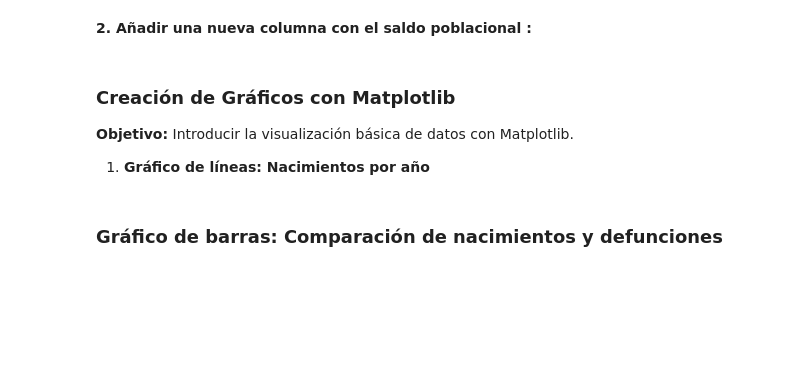
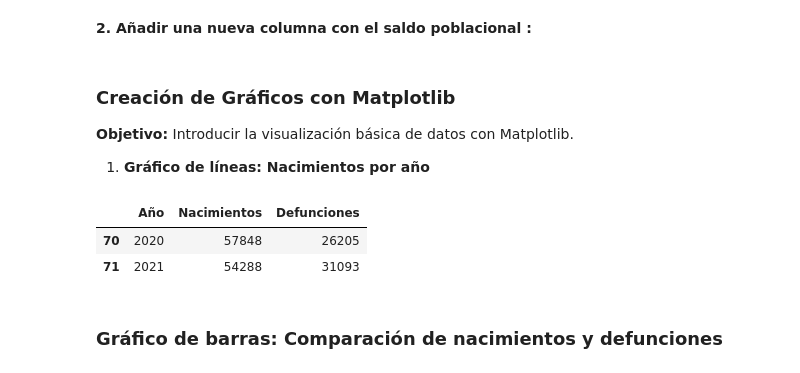
Before and after one commit to dinnerrodriguez/Programacion-Python-Basico-GRUPO-1---6181133432, a Jupyter notebook: Estudiantes/Dinner Rodriguez/CLASE 10/Tarea/Practica_9.ipynb, the cells around one changed output. Cells and saved outputs as stored; diff of their text form; code cells hidden in the pictures; blank space fills up the shorter version.

```diff
--- a/Estudiantes/Dinner Rodriguez/CLASE 10/Tarea/Practica_9.ipynb
+++ b/Estudiantes/Dinner Rodriguez/CLASE 10/Tarea/Practica_9.ipynb
@@ -151,2 +149,21 @@ import matplotlib.pyplot as plt
+# %%
+import matplotlib.pyplot as plt
+
+
+anio_inicial = int(input('Ingrese el año inicial: '))
+anio_final = int(input('Ingrese el año Final: '))
+
+
+#df >= anio_inicial and <= anio_final
+
+
+df_rango_anios = df[((df['Año']>= anio_inicial) & (df['Año'] <= anio_final))]
+
+
+df_rango_anios
+# %% [output]
+|  | Año | Nacimientos | Defunciones |
+| 70 | 2020 | 57848 | 26205 |
+| 71 | 2021 | 54288 | 31093 |
 # %% [markdown]
 ### **Gráfico de barras: Comparación de nacimientos y defunciones**
```
Also changed, not shown: parts of 9 cells of this notebook.
